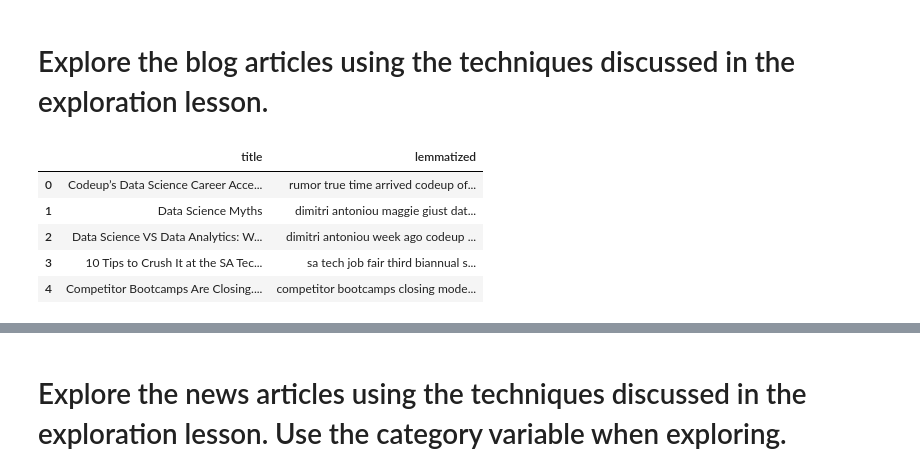
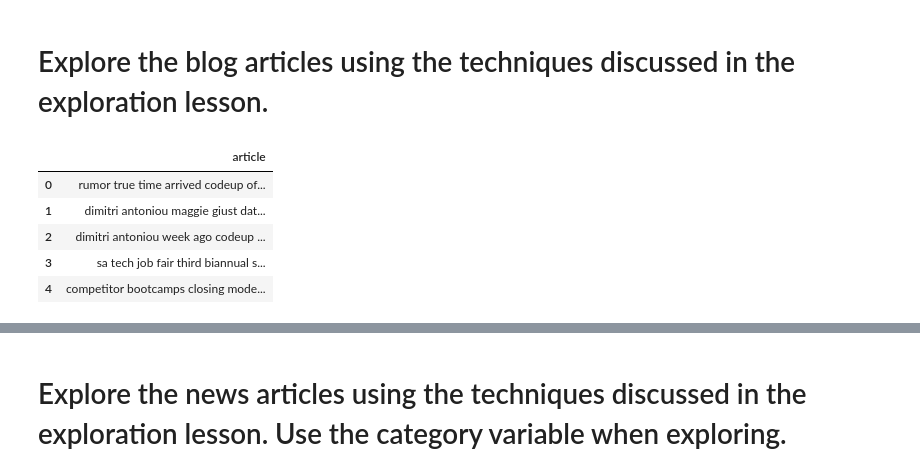
Before and after one commit to SamuelD-Data/natural-language-processing-exercises, a Jupyter notebook: explore.ipynb, the cells around one changed output, grey strips where cells are left out. Drawn from its saved outputs; the diff is of its cells as text; code cells hidden in the pictures.

```diff
--- a/explore.ipynb
+++ b/explore.ipynb
@@ -261,25 +261,22 @@ _ = plt.yticks(ticks, labels)
 # %%
 # creating DF from blog articles
 blogdf = pd.DataFrame(get_blog_articles())
 
-# renaming article columns to original
-blogdf = blogdf.rename(columns = {'article':'original'})
+# cleaning, tokenizing, removing stopwords and lemmatizing to prepare data
+blogdf['article'] = blogdf['article'].apply(basic_clean)
+blogdf['article'] = blogdf['article'].apply(tokenize)
+blogdf['article'] = blogdf['article'].apply(remove_stopwords)
+blogdf['article'] = blogdf['article'].apply(lemmatize)
 
-# cleaning, tokenizing, and removing stopwords to create clean column
-blogdf['clean'] = blogdf['original'].apply(basic_clean)
-blogdf['clean'] = blogdf['clean'].apply(tokenize)
-blogdf['clean'] = blogdf['clean'].apply(remove_stopwords)
+# dropping title column
+blogdf.drop(columns = ['title'], inplace = True)
 
-# lemmatizing clean column to create lemmatize column
-blogdf['lemmatized'] = blogdf['clean'].apply(lemmatize)
-
-blogdf.drop(columns = ['original', 'clean'], inplace = True)
-
+# checking DF
 blogdf
 # %% [output]
-|  | title | lemmatized |
-| 0 | Codeup’s Data Science Career Acce... | rumor true time arrived codeup of... |
-| 1 | Data Science Myths | dimitri antoniou maggie giust dat... |
-| 2 | Data Science VS Data Analytics: W... | dimitri antoniou week ago codeup ... |
-| 3 | 10 Tips to Crush It at the SA Tec... | sa tech job fair third biannual s... |
-| 4 | Competitor Bootcamps Are Closing.... | competitor bootcamps closing mode... |
+|  | article |
+| 0 | rumor true time arrived codeup of... |
+| 1 | dimitri antoniou maggie giust dat... |
+| 2 | dimitri antoniou week ago codeup ... |
+| 3 | sa tech job fair third biannual s... |
+| 4 | competitor bootcamps closing mode... |
```
Also changed, not shown: parts of 10 cells of this notebook.
